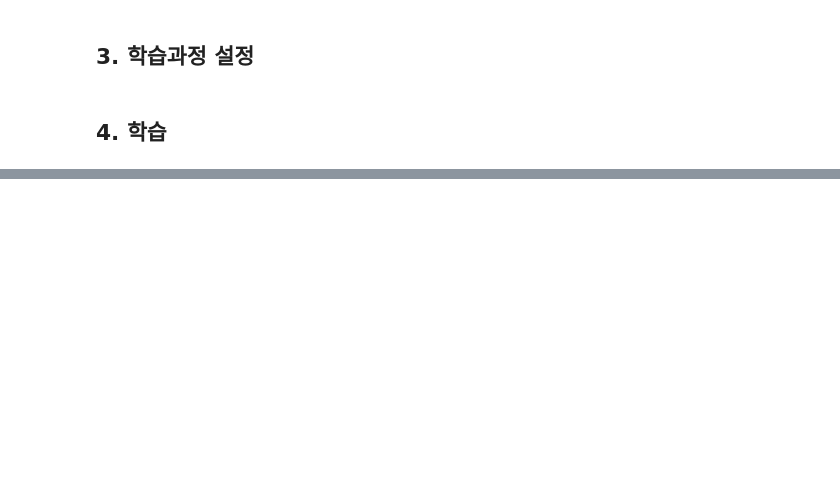
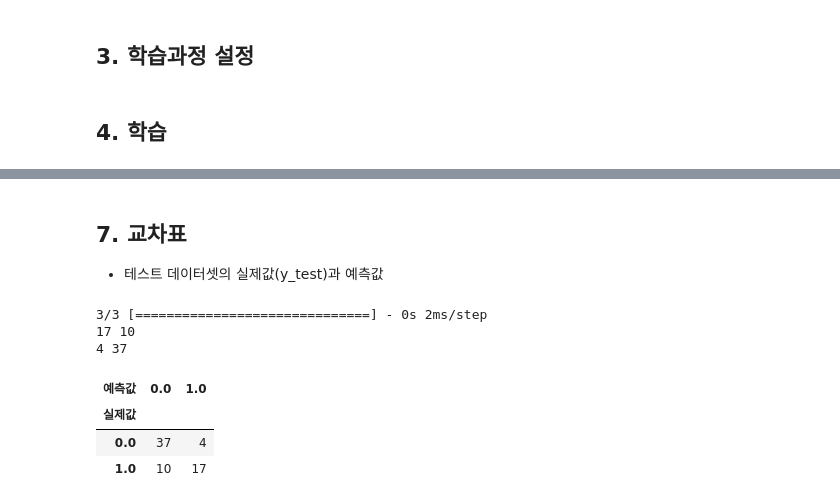
Before and after one commit to yisy0703/ai, a Jupyter notebook: source/08_DeepLearning/06_피마인디언 당뇨병 발병 예측(로지스틱회귀분석,분류분석).ipynb, the cells around one changed output, grey strips where cells are left out. Drawn from its saved outputs; the diff is of its cells as text; code cells hidden in the pictures; blank space fills up the shorter version.

```diff
--- a/source/08_DeepLearning/06_피마인디언 당뇨병 발병 예측(로지스틱회귀분석,분류분석).ipynb
+++ b/source/08_DeepLearning/06_피마인디언 당뇨병 발병 예측(로지스틱회귀분석,분류분석).ipynb
@@ -121,0 +158,32 @@ Epoch 300/300
+# %% [markdown]
+## 7. 교차표
+- 테스트 데이터셋의 실제값(y_test)과 예측값
+# %%
+y_hat = (model.predict(X_test)>0.5).astype(float)
+cnt1=0; cnt2=0; cnt3=0; cnt4=0
+# y_hat.shape, y_test.shape
+for h, y in zip(y_hat.reshape(-1), y_test.reshape(-1)):
+    if h==1.0 and y==1.0:
+        cnt1 += 1
+    elif y==1.0 and h==0.0:
+        cnt2 += 1
+    elif y==0.0 and h==1.0:
+        cnt3 += 1
+    else:
+        cnt4 += 1
+print(cnt1, cnt2)
+print(cnt3, cnt4)
+# %% [output]
+3/3 [==============================] - 0s 2ms/step
+17 10
+4 37
+# %%
+ctab = pd.crosstab(y_test, y_hat.reshape(-1))
+ctab.index.name = '실제값'
+ctab.columns.name='예측값'
+ctab
+# %% [output]
+| 예측값 | 0.0 | 1.0 |
+| 실제값 |  |  |
+| 0.0 | 37 | 4 |
+| 1.0 | 10 | 17 |
```
Also changed, not shown: parts of 11 cells of this notebook.
